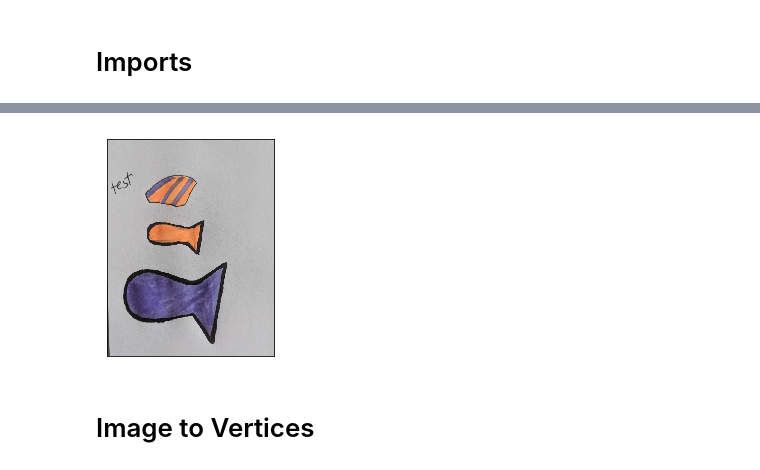
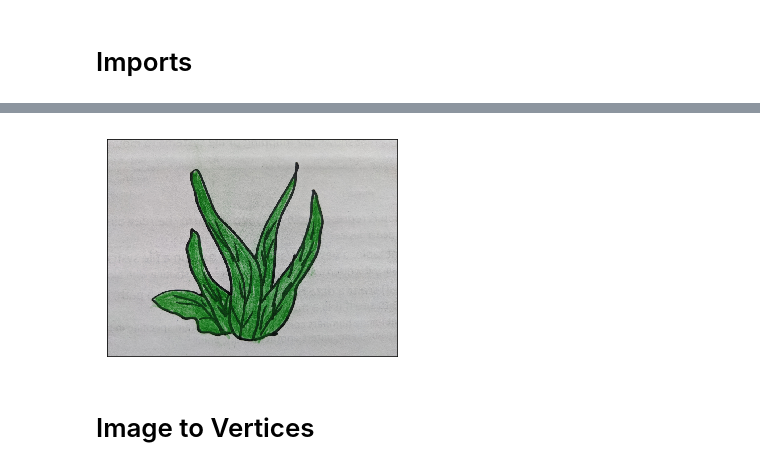
Before and after one commit to jayleenli/AR-Sandbox-Aquarium, a Jupyter notebook: convert_img_to_triangle_mesh.ipynb, the cells around one changed output, grey strips where cells are left out. Drawn from its saved outputs; the diff is of its cells as text; code cells hidden in the pictures.

```diff
--- a/convert_img_to_triangle_mesh.ipynb
+++ b/convert_img_to_triangle_mesh.ipynb
@@ -49,25 +49,25 @@ from PIL import Image, ImageFilter
 import open3d as o3d
 import copy
 # %%
-orig_img = cv2.imread('fish_test_mult_large_photo.jpg')
+orig_img = cv2.imread('photos/seaweed.jpg')
 h_orig,w_orig,chn = orig_img.shape
 #Do a resize so the largest dimension is not greater than 800
 
 scale = 1
 if (h_orig > 800 or w_orig > 800):
     scale = 800/max(h_orig, w_orig) #should be less than 1
 
 newsize = ((int)(w_orig*scale),(int)(h_orig*scale))
 scale_img = cv2.resize(orig_img, newsize, interpolation = cv2.INTER_AREA)
 
 h,w,chn = scale_img.shape
 
 #original image
 plt.imshow(scale_img[:,:,::-1]) #pyplot is BGR not RGB
 plt.xticks([]), plt.yticks([])
 plt.show()
 # %% [output]
-[figure, old version]
+[figure, new version]
 # %% [markdown]
 # Image to Vertices
 # %% [markdown]
```
Also changed, not shown: parts of 9 cells of this notebook, 35 other files.
